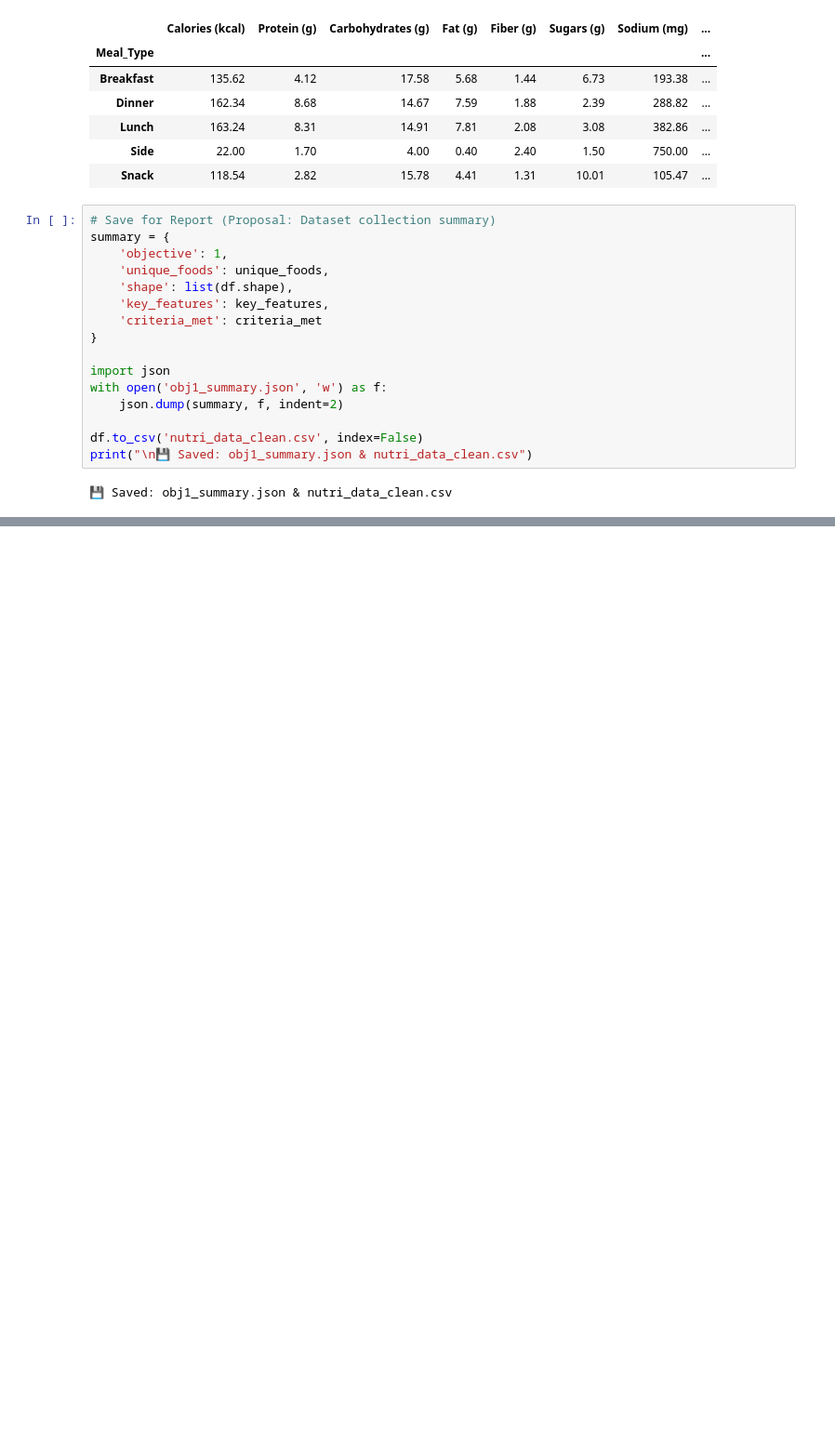
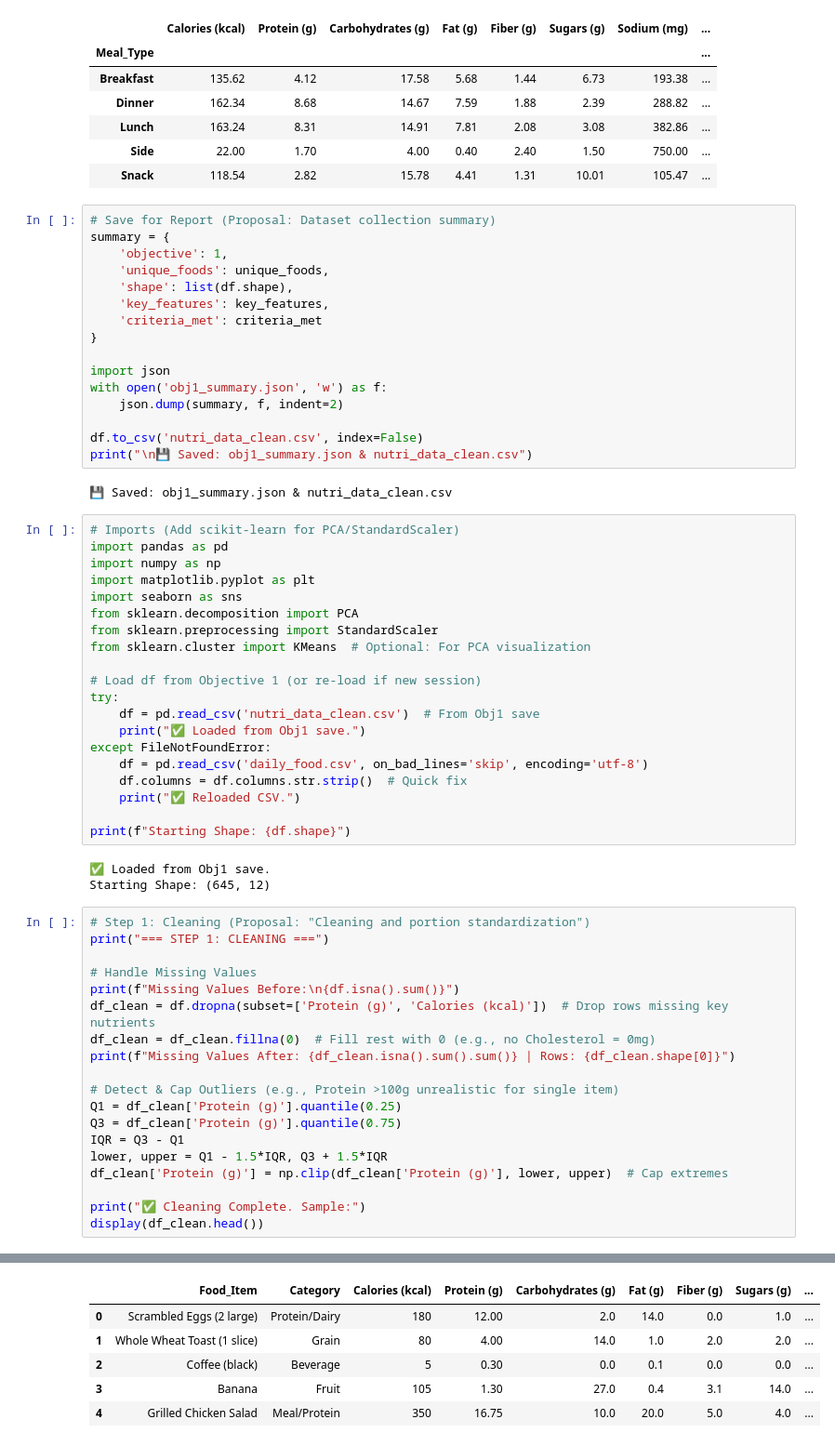
Before and after one commit to AYSHALINA-vk/NUTRIPREDICT---AI-PROJECT, a Jupyter notebook: data.ipynb, the cells around one changed output, grey strips where cells are left out. Shown at 93% size. Drawn from its saved outputs; the diff is of its cells as text; blank space fills up the shorter version.

```diff
--- a/data.ipynb
+++ b/data.ipynb
@@ -316,3 +316,46 @@ df.to_csv('nutri_data_clean.csv', index=False)
 print("\n💾 Saved: obj1_summary.json & nutri_data_clean.csv")
 # %% [output]
 💾 Saved: obj1_summary.json & nutri_data_clean.csv
+# %%
+# Imports (Add scikit-learn for PCA/StandardScaler)
+import pandas as pd
+import numpy as np
+import matplotlib.pyplot as plt
+import seaborn as sns
+from sklearn.decomposition import PCA
+from sklearn.preprocessing import StandardScaler
+from sklearn.cluster import KMeans  # Optional: For PCA visualization
+
+# Load df from Objective 1 (or re-load if new session)
+try:
+    df = pd.read_csv('nutri_data_clean.csv')  # From Obj1 save
+    print("✅ Loaded from Obj1 save.")
+except FileNotFoundError:
+    df = pd.read_csv('daily_food.csv', on_bad_lines='skip', encoding='utf-8')
+    df.columns = df.columns.str.strip()  # Quick fix
+    print("✅ Reloaded CSV.")
+
+print(f"Starting Shape: {df.shape}")
+# %% [output]
+✅ Loaded from Obj1 save.
+Starting Shape: (645, 12)
+# %%
+# Step 1: Cleaning (Proposal: "Cleaning and portion standardization")
+print("=== STEP 1: CLEANING ===")
+
+# Handle Missing Values
+print(f"Missing Values Before:\n{df.isna().sum()}")
+df_clean = df.dropna(subset=['Protein (g)', 'Calories (kcal)'])  # Drop rows missing key nutrients
+df_clean = df_clean.fillna(0)  # Fill rest with 0 (e.g., no Cholesterol = 0mg)
+print(f"Missing Values After: {df_clean.isna().sum().sum()} | Rows: {df_clean.shape[0]}")
+
+# Detect & Cap Outliers (e.g., Protein >100g unrealistic for single item)
+Q1 = df_clean['Protein (g)'].quantile(0.25)
+Q3 = df_clean['Protein (g)'].quantile(0.75)
+IQR = Q3 - Q1
+lower, upper = Q1 - 1.5*IQR, Q3 + 1.5*IQR
+df_clean['Protein (g)'] = np.clip(df_clean['Protein (g)'], lower, upper)  # Cap extremes
+
+print("✅ Cleaning Complete. Sample:")
+display(df_clean.head())
+# %% [output]
@@ -318,0 +379,6 @@ print("\n💾 Saved: obj1_summary.json & nutri_data_clean.csv")
+|  | Food_Item | Category | Calories (kcal) | Protein (g) | Carbohydrates (g) | Fat (g) | Fiber (g) | Sugars (g) | ... |
+| 0 | Scrambled Eggs (2 large) | Protein/Dairy | 180 | 12.00 | 2.0 | 14.0 | 0.0 | 1.0 | ... |
+| 1 | Whole Wheat Toast (1 slice) | Grain | 80 | 4.00 | 14.0 | 1.0 | 2.0 | 2.0 | ... |
+| 2 | Coffee (black) | Beverage | 5 | 0.30 | 0.0 | 0.1 | 0.0 | 0.0 | ... |
+| 3 | Banana | Fruit | 105 | 1.30 | 27.0 | 0.4 | 3.1 | 14.0 | ... |
+| 4 | Grilled Chicken Salad | Meal/Protein | 350 | 16.75 | 10.0 | 20.0 | 5.0 | 4.0 | ... |
```
Also changed, not shown: parts of 6 cells of this notebook, 10 other files.
